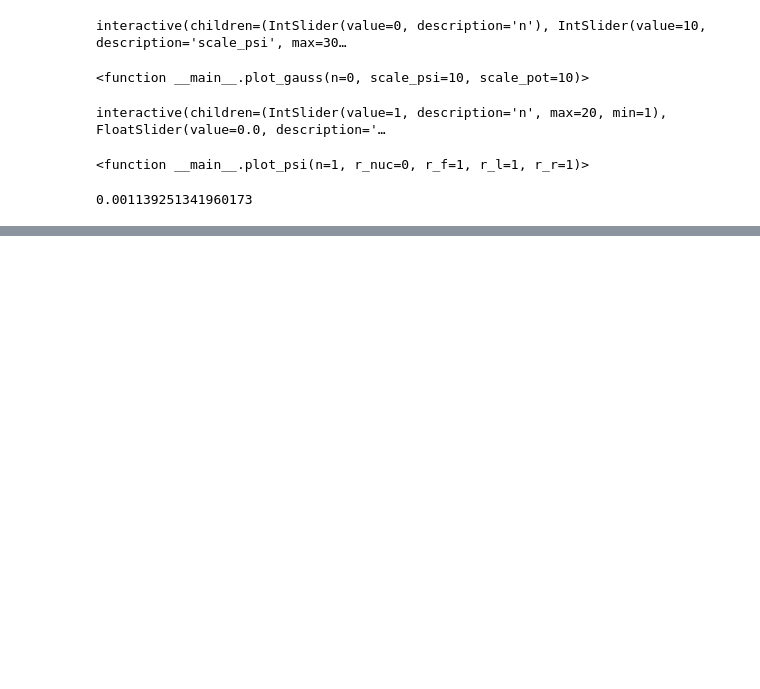
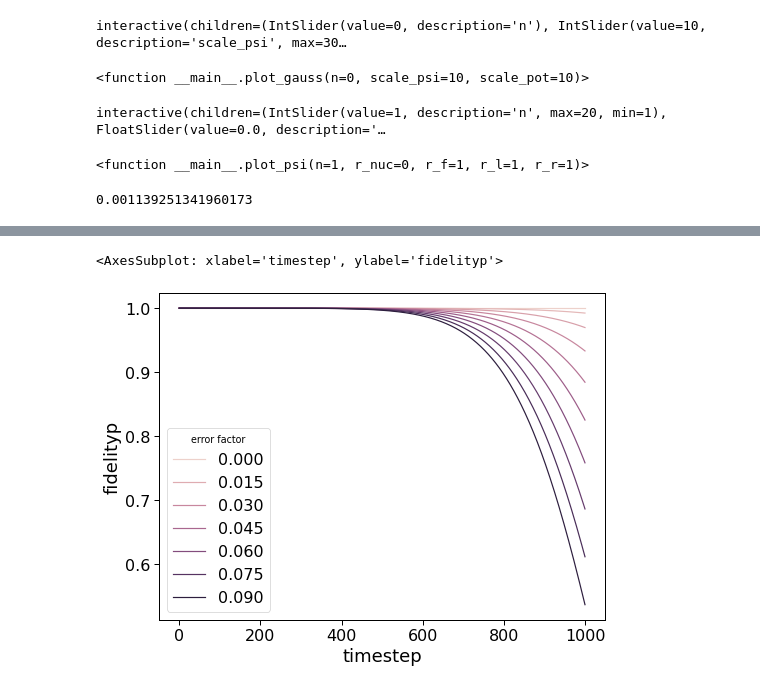
Before and after one commit to danielbultrini/TDVQP_SM, a Jupyter notebook: classical_propagation.ipynb, the cells around one changed output, grey strips where cells are left out. Saved outputs shown, nothing was run; the diff lists cells and outputs as text; code cells hidden in the pictures; blank space fills up the shorter version.

```diff
--- a/classical_propagation.ipynb
+++ b/classical_propagation.ipynb
@@ -544,0 +544,47 @@ RuntimeError: asyncio.run() cannot be called from a running event loop
+# %%
+results = []
+# factors = [1,0,0.1,0.2,0.3,0.4,0.5,0.6,0.7,0.9,1,1.1,1.2,1.3,1.4,1.5,1.6,1.7,1.8,1.9,2]
+factors = np.arange(0,0.1,0.01)
+factors_friendly = [1,'10%','20%','30%','40%','50%','60%','70%','80%','90%','100%','500%','1000%']
+# factors = [1,2,3,4,5,6,-1,-2,-3,-4,-5,-6,0]
+
+
+for i in factors:
+    results.append(simulation(
+        .5,
+        1000,
+        r_f=5,
+        r_l=4,
+        r_r=3.2,
+        resolution=16,
+        L=19,
+        x_0=-2,
+        v_0=0.00114,
+        vector = [0],
+        padding=40,
+        parameterized=False,
+        obs_error = i
+    ))
+# %%
+fidelities = []
+for i in range(len(results)):
+    fidelities.append([])
+    for j in range(1000):
+        fidelities[i].append(np.abs(np.dot(results[0].store_psi[j],np.conj(results[i].store_psi[j])))**2)
+fidelities = np.array(fidelities).T
+del results
+# %%
+df = pd.DataFrame(data = fidelities,columns=factors)
+df  = df.reset_index()
+df  = df.rename(columns={'index':'timestep'})
+df = df.melt(id_vars='timestep')
+df  = df.rename(columns={'value':'fidelity','variable':'error factor'})
+# %%
+df['timestepp']=df['timestep']
+df['fidelityp']=df['fidelity']**df.timestep
+
+fig, ax = plt.subplots(figsize=((8, 6)))
+sns.lineplot(data=df,x='timestep',y='fidelityp',ci=None,hue='error factor',ax=ax)
+# %% [output]
+<AxesSubplot: xlabel='timestep', ylabel='fidelityp'>
+[figure, added]
```
Also changed, not shown: parts of 5 cells of this notebook, 2 other files.
